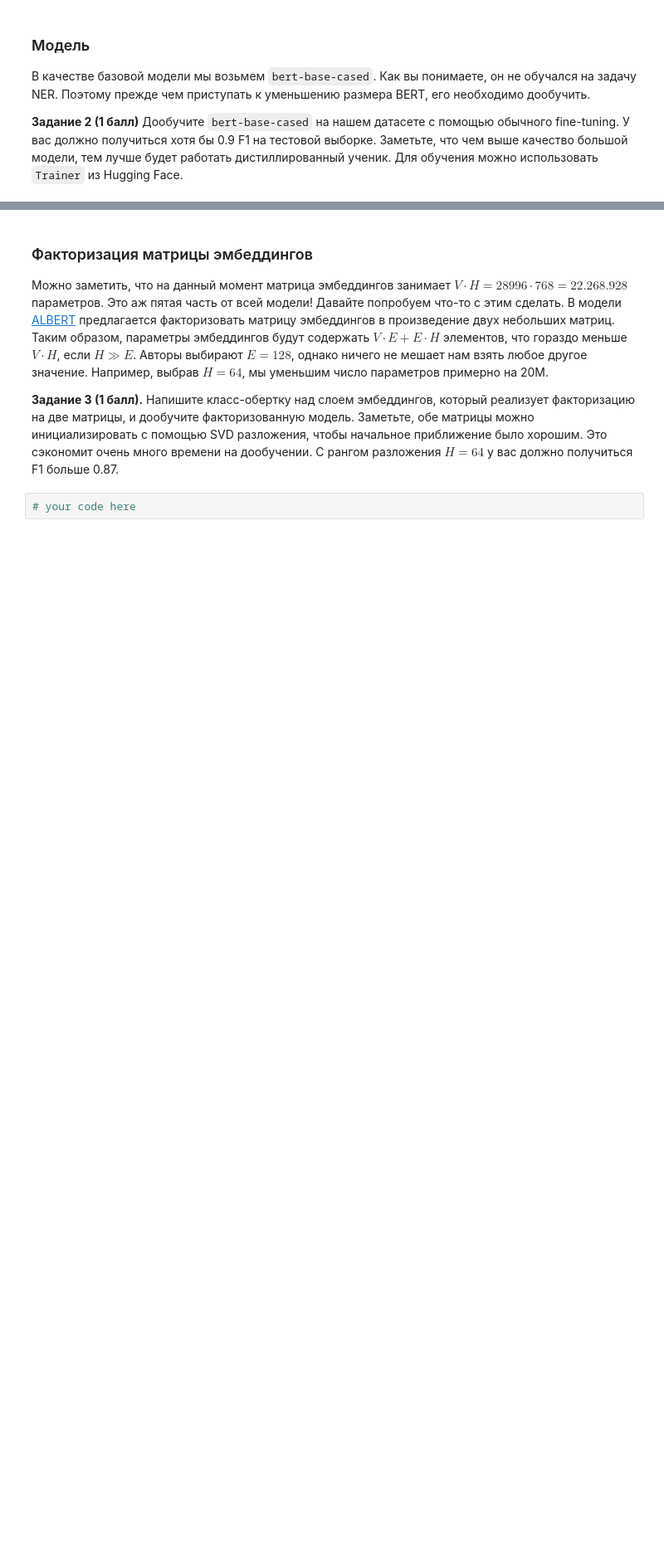
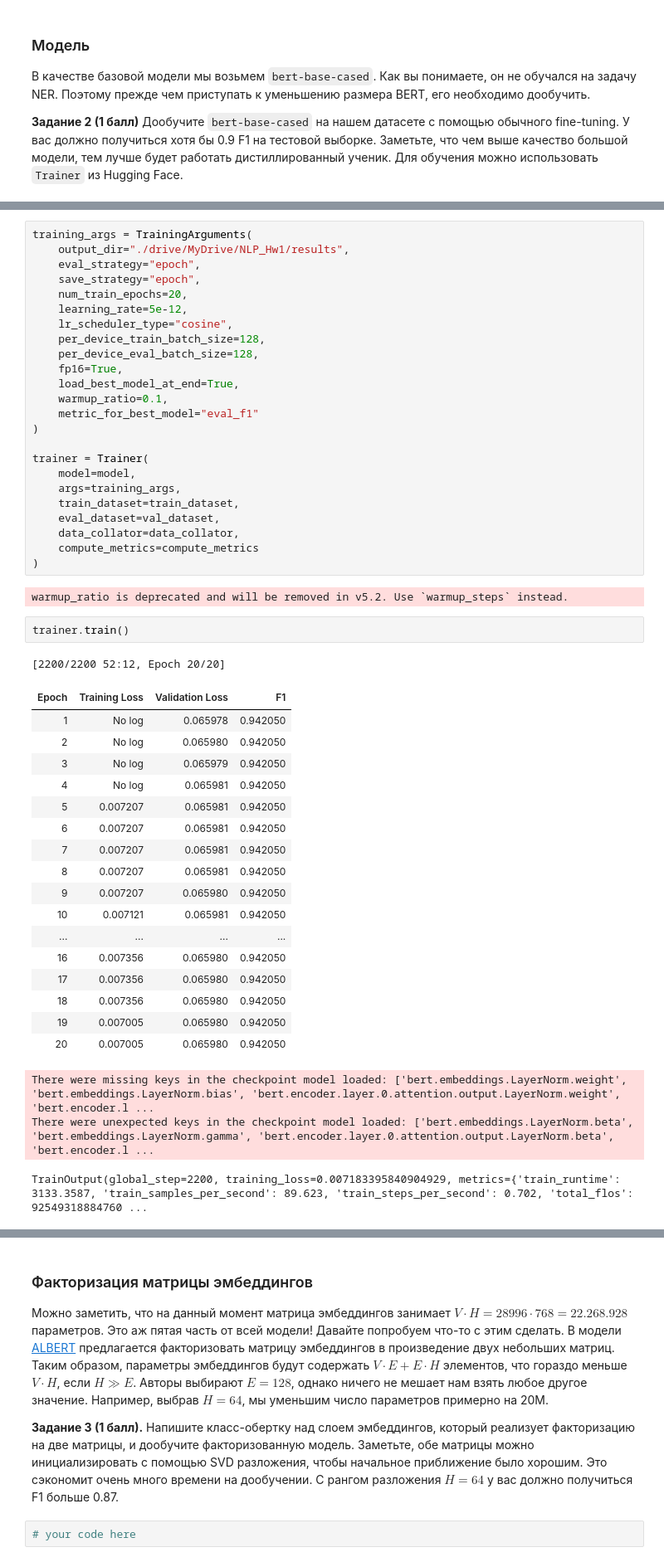
Before and after one commit to BondusS/HSE-NLP-course, a Jupyter notebook: HomeWork1/hw1_distillation.ipynb, the cells around one changed output, grey strips where cells are left out. Shown at 83% size. Saved outputs shown, nothing was run; the diff lists cells and outputs as text; blank space fills up the shorter version.

```diff
--- a/HomeWork1/hw1_distillation.ipynb
+++ b/HomeWork1/hw1_distillation.ipynb
@@ -216,0 +295,50 @@ You should probably TRAIN this model on a down-stream task to be able to use it
+# %%
+training_args = TrainingArguments(
+    output_dir="./drive/MyDrive/NLP_Hw1/results",
+    eval_strategy="epoch",
+    save_strategy="epoch",
+    num_train_epochs=20,
+    learning_rate=5e-12,
+    lr_scheduler_type="cosine",
+    per_device_train_batch_size=128,
+    per_device_eval_batch_size=128,
+    fp16=True,
+    load_best_model_at_end=True,
+    warmup_ratio=0.1,
+    metric_for_best_model="eval_f1"
+)
+
+trainer = Trainer(
+    model=model,
+    args=training_args,
+    train_dataset=train_dataset,
+    eval_dataset=val_dataset,
+    data_collator=data_collator,
+    compute_metrics=compute_metrics
+)
+# %% [output]
+warmup_ratio is deprecated and will be removed in v5.2. Use `warmup_steps` instead.
+# %%
+trainer.train()
+# %% [output]
+[2200/2200 52:12, Epoch 20/20]
+| Epoch | Training Loss | Validation Loss | F1 |
+| 1 | No log | 0.065978 | 0.942050 |
+| 2 | No log | 0.065980 | 0.942050 |
+| 3 | No log | 0.065979 | 0.942050 |
+| 4 | No log | 0.065981 | 0.942050 |
+| 5 | 0.007207 | 0.065981 | 0.942050 |
+| 6 | 0.007207 | 0.065981 | 0.942050 |
+| 7 | 0.007207 | 0.065981 | 0.942050 |
+| 8 | 0.007207 | 0.065981 | 0.942050 |
+| 9 | 0.007207 | 0.065980 | 0.942050 |
+| 10 | 0.007121 | 0.065981 | 0.942050 |
+| ... | ... | ... | ... |
+| 16 | 0.007356 | 0.065980 | 0.942050 |
+| 17 | 0.007356 | 0.065980 | 0.942050 |
+| 18 | 0.007356 | 0.065980 | 0.942050 |
+| 19 | 0.007005 | 0.065980 | 0.942050 |
+| 20 | 0.007005 | 0.065980 | 0.942050 |
+There were missing keys in the checkpoint model loaded: ['bert.embeddings.LayerNorm.weight', 'bert.embeddings.LayerNorm.bias', 'bert.encoder.layer.0.attention.output.LayerNorm.weight', 'bert.encoder.l ...
+There were unexpected keys in the checkpoint model loaded: ['bert.embeddings.LayerNorm.beta', 'bert.embeddings.LayerNorm.gamma', 'bert.encoder.layer.0.attention.output.LayerNorm.beta', 'bert.encoder.l ...
+TrainOutput(global_step=2200, training_loss=0.007183395840904929, metrics={'train_runtime': 3133.3587, 'train_samples_per_second': 89.623, 'train_steps_per_second': 0.702, 'total_flos': 92549318884760 ...
```
Also changed, not shown: parts of 8 cells of this notebook.
